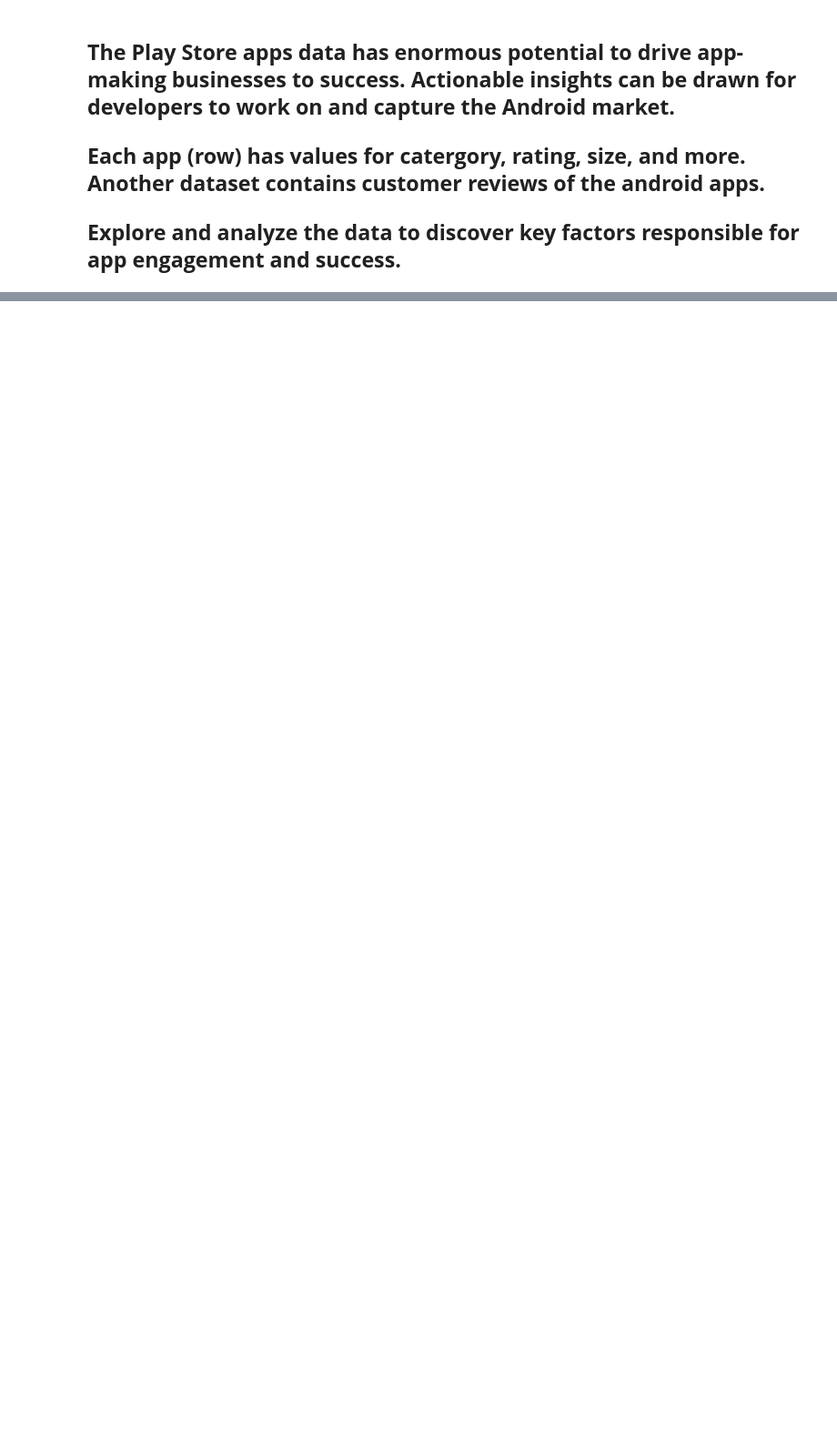
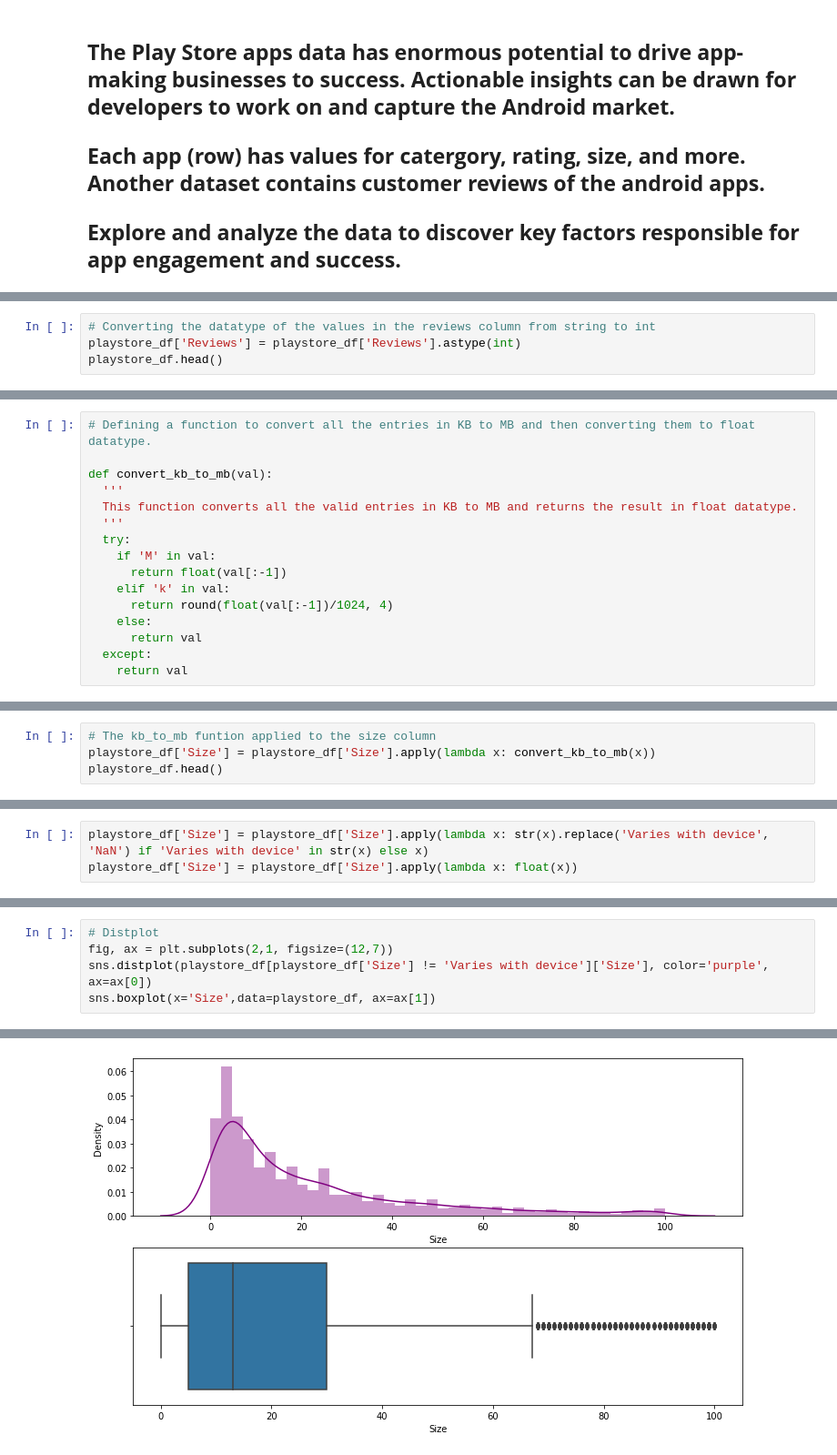
Before and after one commit to avinashpatni000/App_Store_EDA_Project, a Jupyter notebook: Play_Store_App_Review_Analysis_Capstone_Project.ipynb, the cells around one changed output, grey strips where cells are left out. Shown at 91% size. Cells and saved outputs as stored; diff of their text form; blank space fills up the shorter version.

```diff
--- a/Play_Store_App_Review_Analysis_Capstone_Project.ipynb
+++ b/Play_Store_App_Review_Analysis_Capstone_Project.ipynb
@@ -269,0 +434,4 @@ df.sample(5)
+# %%
+# Converting the datatype of the values in the reviews column from string to int
+playstore_df['Reviews'] = playstore_df['Reviews'].astype(int)
+playstore_df.head()
@@ -269,0 +482,16 @@ df.sample(5)
+# %%
+# Defining a function to convert all the entries in KB to MB and then converting them to float datatype.
+
+def convert_kb_to_mb(val):
+  '''
+  This function converts all the valid entries in KB to MB and returns the result in float datatype.
+  '''
+  try:
+    if 'M' in val:
+      return float(val[:-1])
+    elif 'k' in val:
+      return round(float(val[:-1])/1024, 4)
+    else:
+      return val
+  except:
+    return val
@@ -269,0 +500,4 @@ df.sample(5)
+# %%
+# The kb_to_mb funtion applied to the size column
+playstore_df['Size'] = playstore_df['Size'].apply(lambda x: convert_kb_to_mb(x))
+playstore_df.head()
@@ -269,0 +511,3 @@ df.sample(5)
+# %%
+playstore_df['Size'] = playstore_df['Size'].apply(lambda x: str(x).replace('Varies with device', 'NaN') if 'Varies with device' in str(x) else x)
+playstore_df['Size'] = playstore_df['Size'].apply(lambda x: float(x))
@@ -269,0 +532,6 @@ df.sample(5)
+# %%
+# Distplot
+fig, ax = plt.subplots(2,1, figsize=(12,7))
+sns.distplot(playstore_df[playstore_df['Size'] != 'Varies with device']['Size'], color='purple', ax=ax[0])
+sns.boxplot(x='Size',data=playstore_df, ax=ax[1])
+# %% [output]
@@ -269,0 +539 @@ df.sample(5)
+[figure, added]
```
Also changed, not shown: parts of 226 cells of this notebook.
